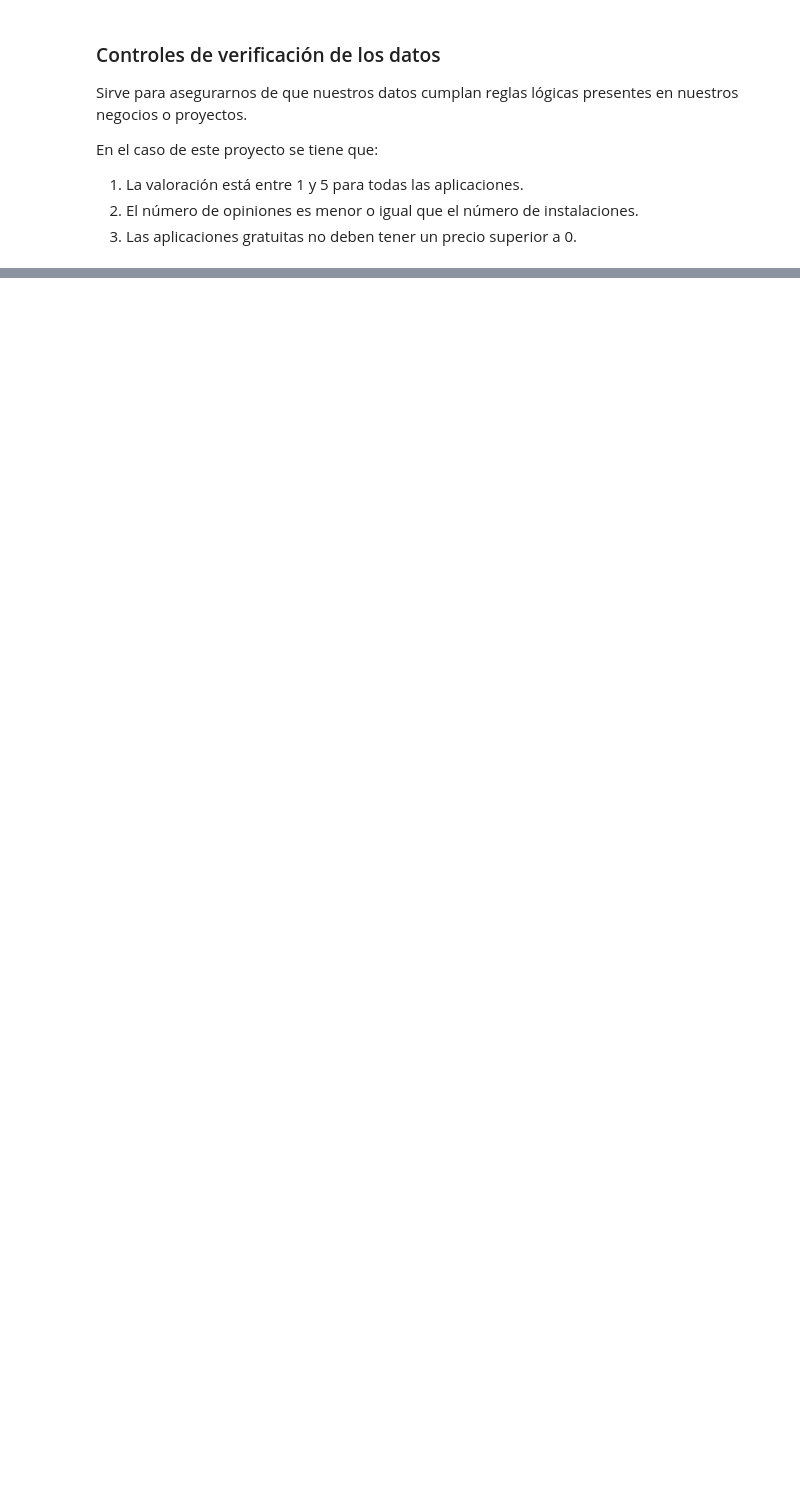
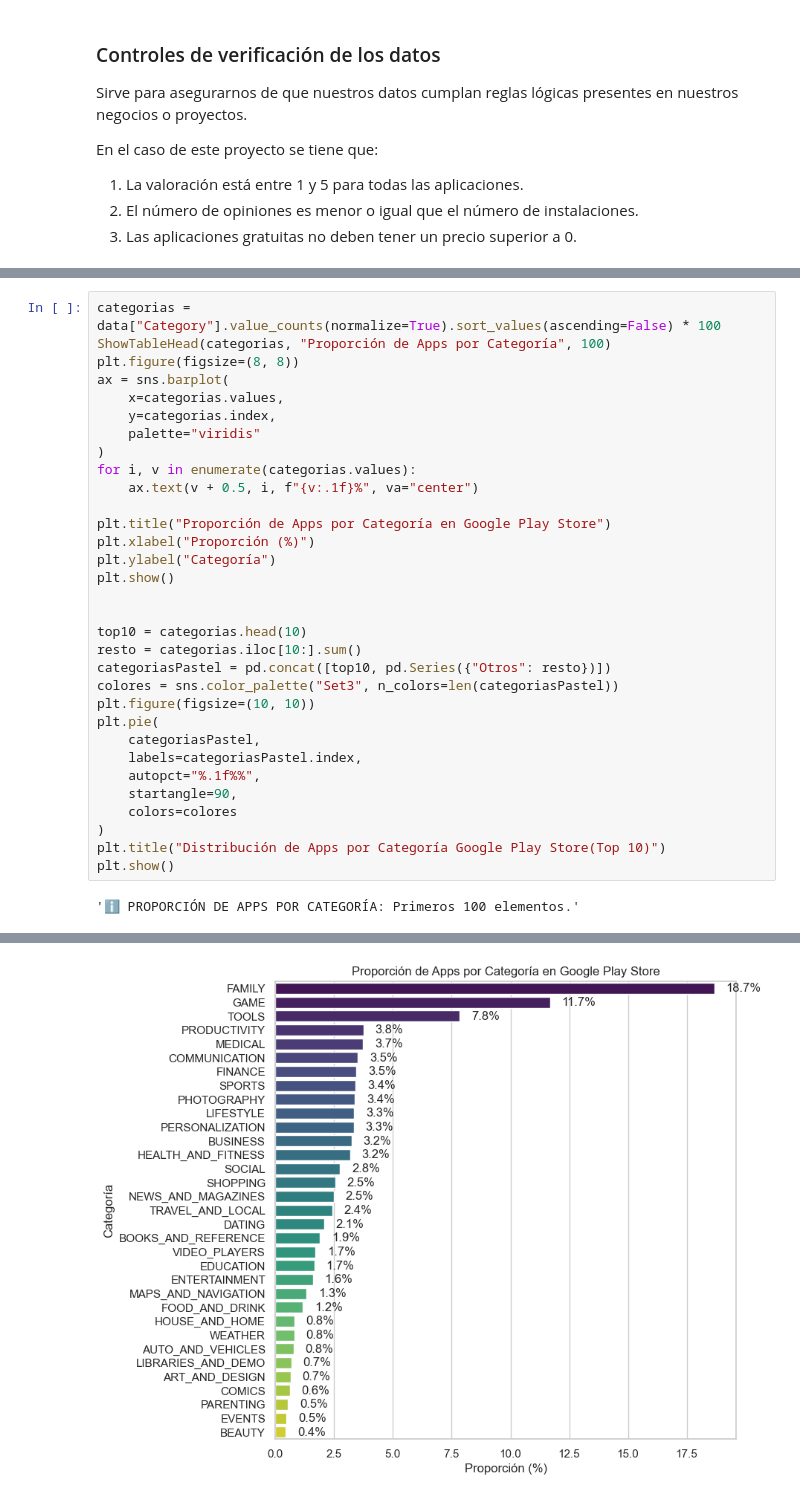
Before and after one commit to UIDE-Tareas/3-Visualizacion-Avanzada-Datos-Data-Science-Tarea1, a Jupyter notebook: Main.ipynb, the cells around one changed output, grey strips where cells are left out. Drawn from its saved outputs; the diff is of its cells as text; blank space fills up the shorter version.

```diff
--- a/Main.ipynb
+++ b/Main.ipynb
@@ -534,0 +640,34 @@ Siguiendo con el análisis, sería de gran ayuda identificar la competencia que
+# %%
+categorias = data["Category"].value_counts(normalize=True).sort_values(ascending=False) * 100
+ShowTableHead(categorias, "Proporción de Apps por Categoría", 100)
+plt.figure(figsize=(8, 8))
+ax = sns.barplot(
+    x=categorias.values,
+    y=categorias.index,
+    palette="viridis"
+)
+for i, v in enumerate(categorias.values):
+    ax.text(v + 0.5, i, f"{v:.1f}%", va="center")
+
+plt.title("Proporción de Apps por Categoría en Google Play Store")
+plt.xlabel("Proporción (%)")
+plt.ylabel("Categoría")
+plt.show()
+
+
+top10 = categorias.head(10)
+resto = categorias.iloc[10:].sum()
+categoriasPastel = pd.concat([top10, pd.Series({"Otros": resto})])
+colores = sns.color_palette("Set3", n_colors=len(categoriasPastel))
+plt.figure(figsize=(10, 10))
+plt.pie(
+    categoriasPastel,
+    labels=categoriasPastel.index,
+    autopct="%.1f%%",
+    startangle=90,
+    colors=colores
+)
+plt.title("Distribución de Apps por Categoría Google Play Store(Top 10)")
+plt.show()
+# %% [output]
+'ℹ️ PROPORCIÓN DE APPS POR CATEGORÍA: Primeros 100 elementos.'
@@ -534,0 +691 @@ Siguiendo con el análisis, sería de gran ayuda identificar la competencia que
+[figure, added]
```
Also changed, not shown: parts of 66 cells of this notebook, 4 other files.
